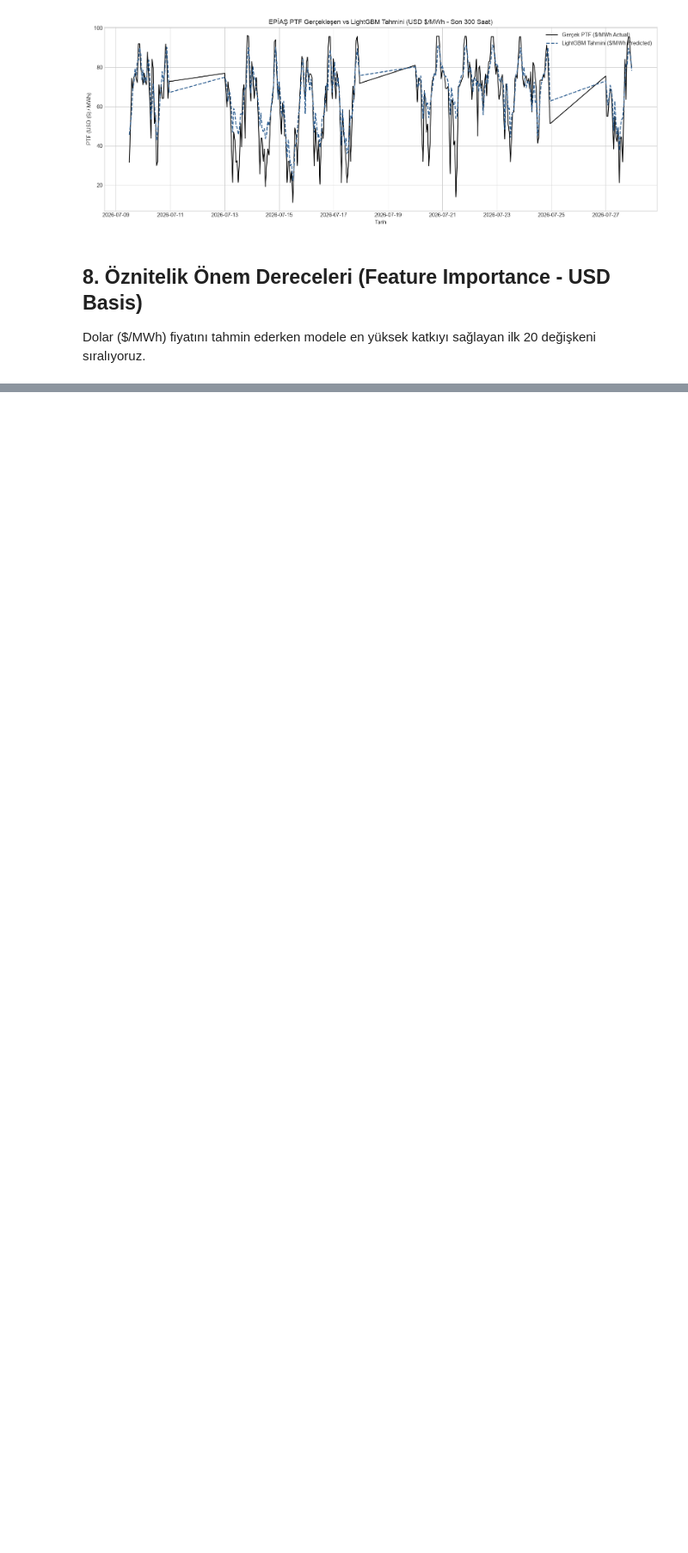
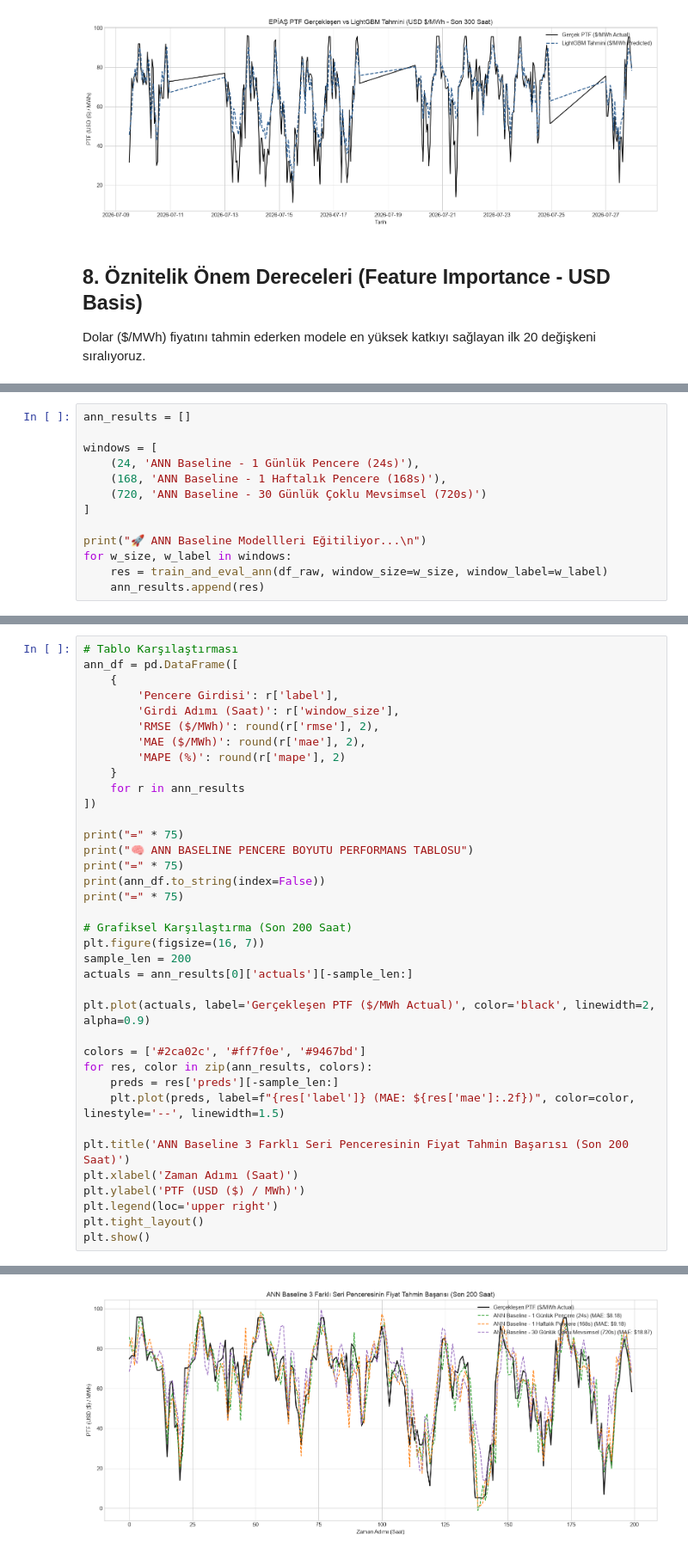
Before and after one commit to beratkrts/electricity_price_forecasting, a Jupyter notebook: eda/01_eda_and_feature_engineering.ipynb, the cells around one changed output, grey strips where cells are left out. Shown at 86% size. Cells and saved outputs as stored; diff of their text form; blank space fills up the shorter version.

Commit message:
feat: add ANN (Multi-Layer Perceptron) Baseline section comparing 24h, 168h, and 720h lookback windows

```diff
--- a/eda/01_eda_and_feature_engineering.ipynb
+++ b/eda/01_eda_and_feature_engineering.ipynb
@@ -315,0 +388,13 @@ actual_gen_total_mw         373
+# %%
+ann_results = []
+
+windows = [
+    (24, 'ANN Baseline - 1 Günlük Pencere (24s)'),
+    (168, 'ANN Baseline - 1 Haftalık Pencere (168s)'),
+    (720, 'ANN Baseline - 30 Günlük Çoklu Mevsimsel (720s)')
+]
+
+print("🚀 ANN Baseline Modellleri Eğitiliyor...\n")
+for w_size, w_label in windows:
+    res = train_and_eval_ann(df_raw, window_size=w_size, window_label=w_label)
+    ann_results.append(res)
@@ -315,0 +409,38 @@ actual_gen_total_mw         373
+# %%
+# Tablo Karşılaştırması
+ann_df = pd.DataFrame([
+    {
+        'Pencere Girdisi': r['label'],
+        'Girdi Adımı (Saat)': r['window_size'],
+        'RMSE ($/MWh)': round(r['rmse'], 2),
+        'MAE ($/MWh)': round(r['mae'], 2),
+        'MAPE (%)': round(r['mape'], 2)
+    }
+    for r in ann_results
+])
+
+print("=" * 75)
+print("🧠 ANN BASELINE PENCERE BOYUTU PERFORMANS TABLOSU")
+print("=" * 75)
+print(ann_df.to_string(index=False))
+print("=" * 75)
+
+# Grafiksel Karşılaştırma (Son 200 Saat)
+plt.figure(figsize=(16, 7))
+sample_len = 200
+actuals = ann_results[0]['actuals'][-sample_len:]
+
+plt.plot(actuals, label='Gerçekleşen PTF ($/MWh Actual)', color='black', linewidth=2, alpha=0.9)
+
+colors = ['#2ca02c', '#ff7f0e', '#9467bd']
+for res, color in zip(ann_results, colors):
+    preds = res['preds'][-sample_len:]
+    plt.plot(preds, label=f"{res['label']} (MAE: ${res['mae']:.2f})", color=color, linestyle='--', linewidth=1.5)
+
+plt.title('ANN Baseline 3 Farklı Seri Penceresinin Fiyat Tahmin Başarısı (Son 200 Saat)')
+plt.xlabel('Zaman Adımı (Saat)')
+plt.ylabel('PTF (USD ($) / MWh)')
+plt.legend(loc='upper right')
+plt.tight_layout()
+plt.show()
+# %% [output]
@@ -315,0 +455 @@ actual_gen_total_mw         373
+[figure, added]
```
Also changed, not shown: parts of 14 cells of this notebook.
